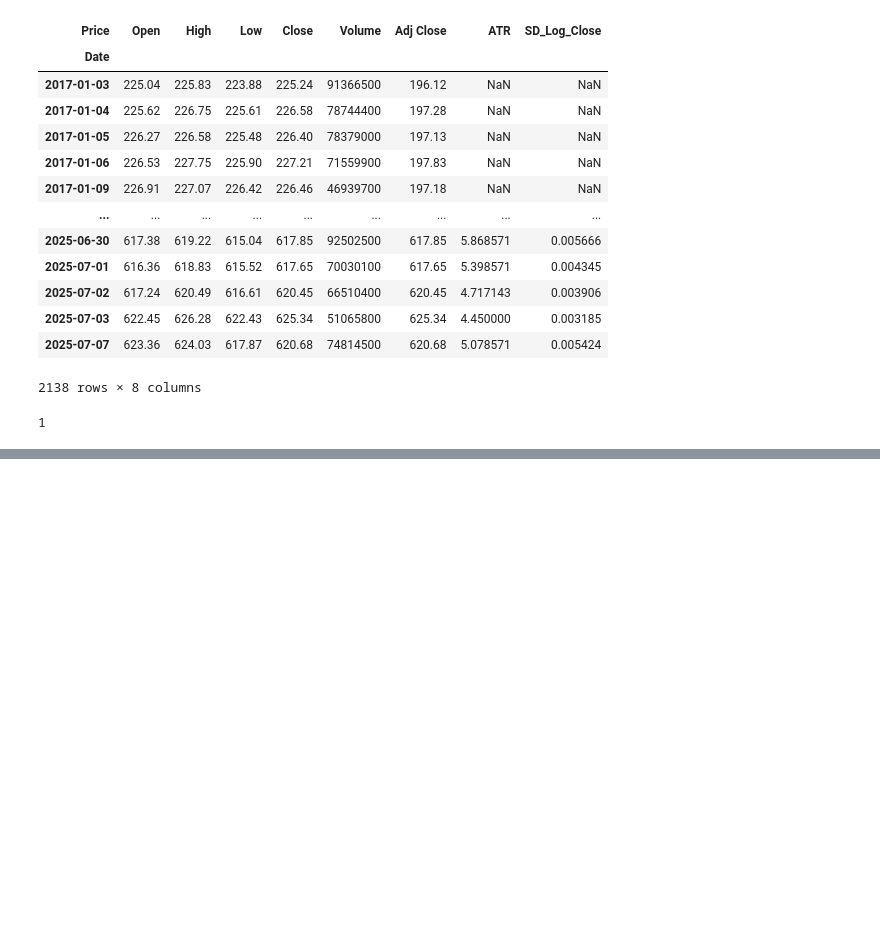
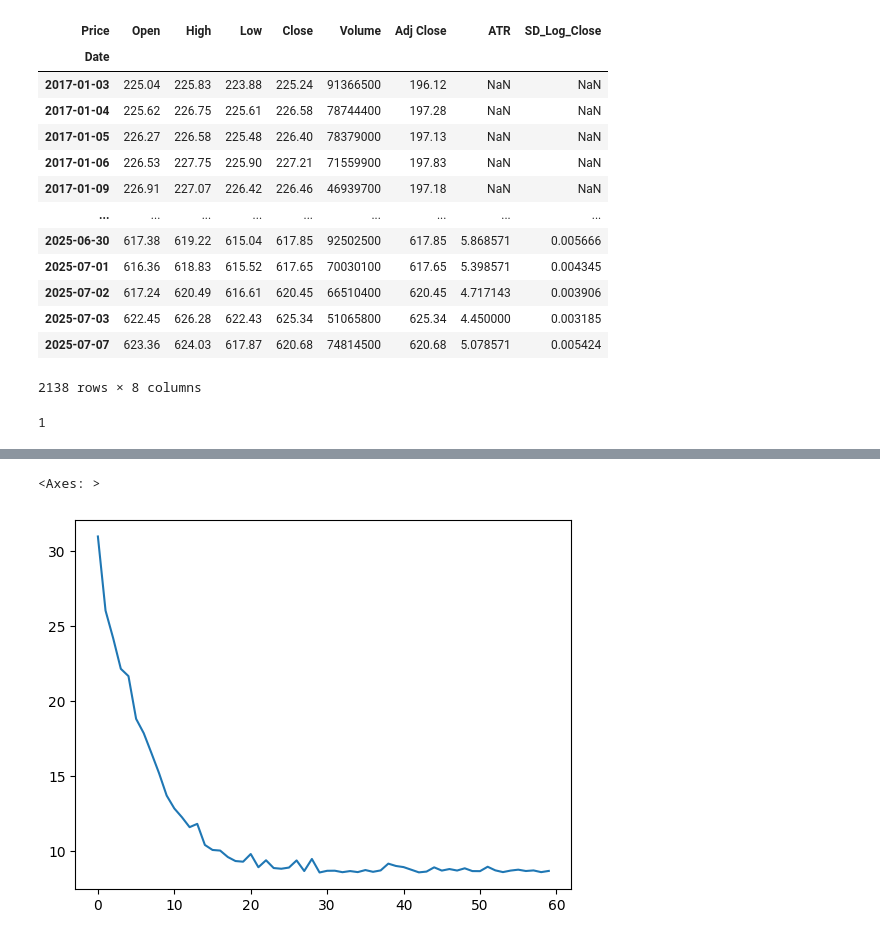
Before and after one commit to AkshayMurthy1/lstm-atr-prediction, a Jupyter notebook: stock-data/get_stock_data.ipynb, the cells around one changed output, grey strips where cells are left out. Cells and saved outputs as stored; diff of their text form; code cells hidden in the pictures; blank space fills up the shorter version.

Commit message:
cleaned data and trained lstm

```diff
--- a/stock-data/get_stock_data.ipynb
+++ b/stock-data/get_stock_data.ipynb
@@ -198,3 +201,37 @@ y_test = test[vol_metric].to_numpy()
+# %%
+def make_seq(X_train,y_train,X_test,y_test):
+    T = 30  # sequence length (window size)
+    X_seq = []
+    y_seq = []
+    X_seq_test = []
+    y_seq_test = []
+
+    for i in range(len(X_train) - T):
+        X_seq.append(X_train[i:i+T])  # shape: [T, 4] <- what is wanted in lstm
+        y_seq.append(y_train[i+T])    # predict next ATR value
+    for i in range(len(X_test)-T):
+        X_seq_test.append(X_test[i:i+T])
+        y_seq_test.append(y_test[i+T])
+
+
+    X_seq = torch.tensor(X_seq, dtype=torch.float32)
+    y_seq = torch.tensor(y_seq, dtype=torch.float32).unsqueeze(1)
+    X_seq_test = torch.tensor(X_seq_test, dtype=torch.float32)
+    y_seq_test = torch.tensor(y_seq_test, dtype=torch.float32).unsqueeze(1)
+
+    return X_seq,y_seq,X_seq_test,y_seq_test
+X_seq,y_seq,X_seq_test,y_seq_test = make_seq(X_train,y_train,X_test,y_test)
+# %%
+from torch.utils.data import DataLoader, TensorDataset
+
+def create_loaders(X_seq,y_seq,X_seq_test,y_seq_test,batch_size=64):
+    dataset = TensorDataset(X_seq, y_seq)
+    loader = DataLoader(dataset, batch_size=batch_size, shuffle=True)
+
+    dataset_test = TensorDataset(X_seq_test,y_seq_test)
+    loader_test = DataLoader(dataset_test,batch_size=batch_size,shuffle=True)
+    return loader,loader_test
+loader,loader_test = create_loaders(X_seq,y_seq,X_seq_test,y_seq_test)
 # %%
 #training loop
 model = NN_LSTM(input_size=4,output_size=1)
@@ -223,0 +287,7 @@ for i in range(epochs):
+# %%
+import seaborn as sns
+
+sns.lineplot(x=[i for i in range(len(losses))],y=losses)
+# %% [output]
+<Axes: >
+[figure, added]
```
Also changed, not shown: parts of 8 cells of this notebook.
